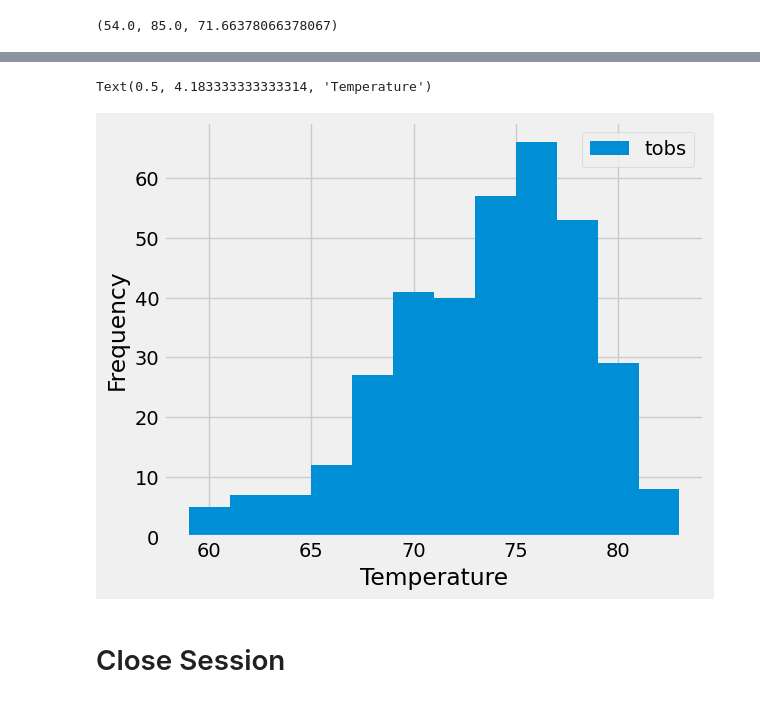
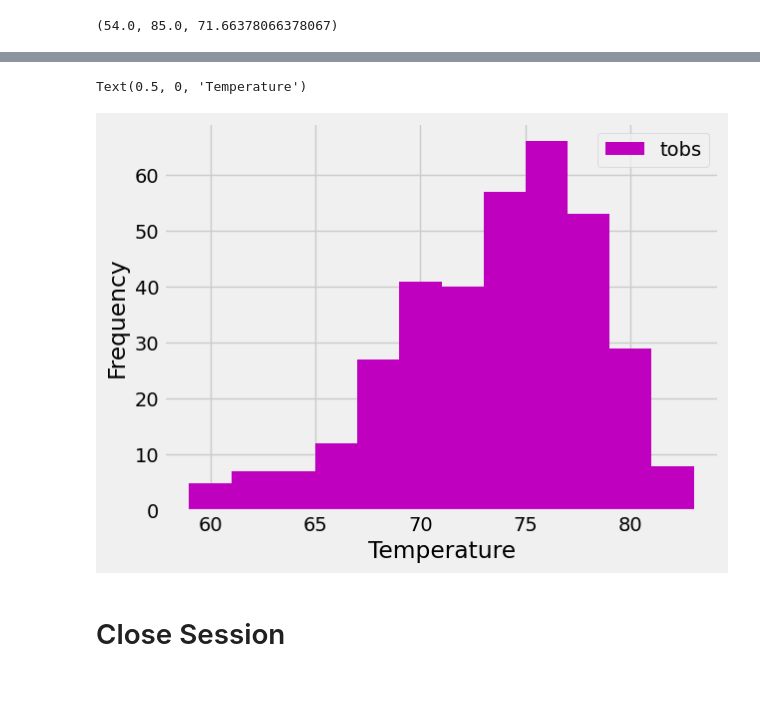
Before and after one commit to lvit001/sqlalchemy-challenge, a Jupyter notebook: SurfsUp/climate_starter.ipynb, the cells around one changed output, grey strips where cells are left out. Drawn from its saved outputs; the diff is of its cells as text; code cells hidden in the pictures.

Commit message:
finished code for histogram

```diff
--- a/SurfsUp/climate_starter.ipynb
+++ b/SurfsUp/climate_starter.ipynb
@@ -156,9 +118,13 @@ df
 # %%
 # Using the most active station id
 # Query the last 12 months of temperature observation data for this station and plot the results as a histogram
+temp_data = session.query(Measurement.date,Measurement.tobs).filter(Measurement.station == 'USC00519281').filter(Measurement.date >= year_ago).all()
+df = pd.DataFrame(temp_data)
+df.plot.hist(bins=12, color='m')
+plt.xlabel('Temperature')
 # %% [output]
-Text(0.5, 4.183333333333314, 'Temperature')
+Text(0.5, 0, 'Temperature')
-[figure, old version]
+[figure, new version]
 # %% [markdown]
 # Close Session
 # %%
```
Also changed, not shown: parts of 1 cell of this notebook.
